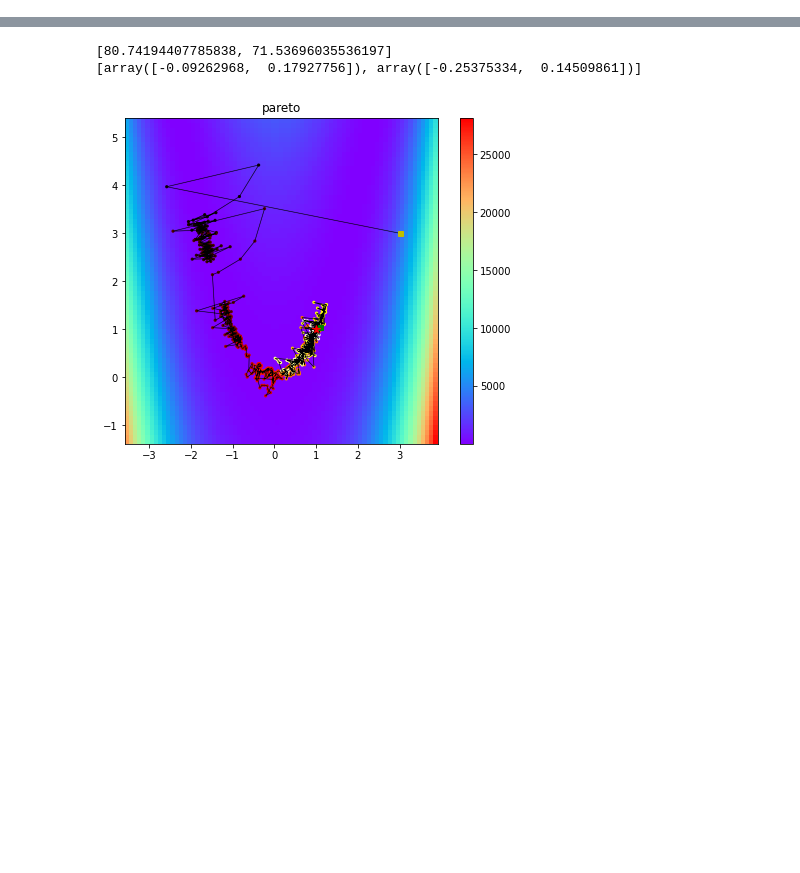
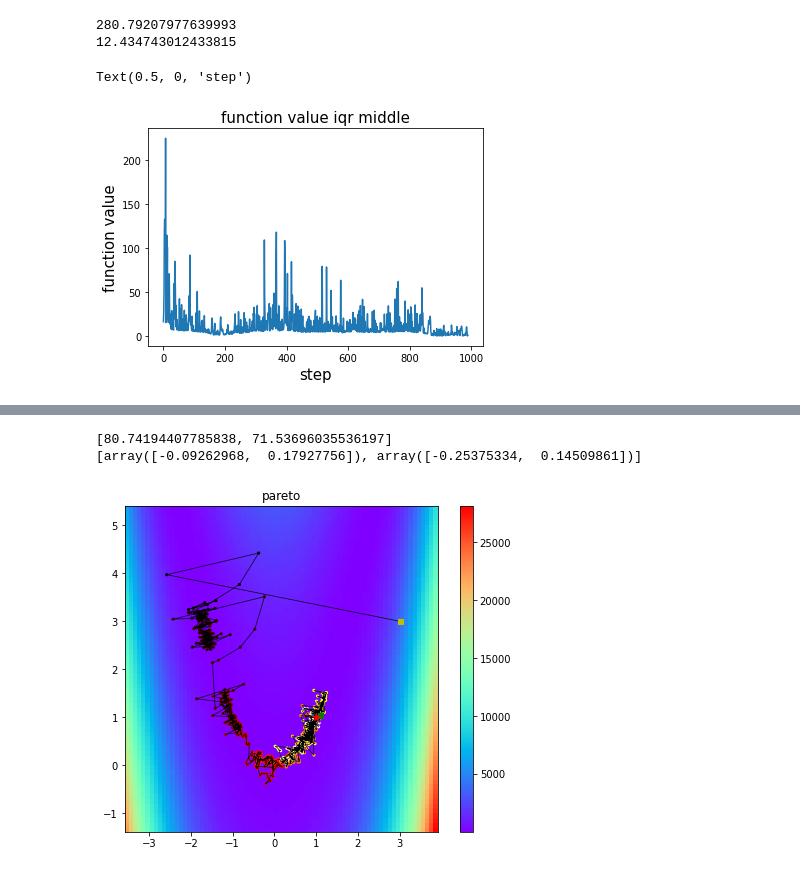
Before and after one commit to NaokiNakamichi/ML, a Jupyter notebook: GD/calssnoise_id.ipynb, the cells around one changed output, grey strips where cells are left out. Drawn from its saved outputs; the diff is of its cells as text; code cells hidden in the pictures; blank space fills up the shorter version.

```diff
--- a/GD/calssnoise_id.ipynb
+++ b/GD/calssnoise_id.ipynb
@@ -251,3 +264,17 @@ plt.show()
+# %%
+f_noise_middle = f.f_opt(w_store.T)[10:]
+f_noise_middle.shape
+print(f_noise_middle.var())
+print(f_noise_middle.mean())
+plt.plot(f_noise_middle)
+plt.title("function value iqr middle",fontsize=15)
+plt.ylabel("function value",fontsize=15)
+plt.xlabel("step",fontsize=15)
+# %% [output]
+280.79207977639993
+12.434743012433815
+Text(0.5, 0, 'step')
+[figure, added]
 # %%
 w_init = np.array([3,3])
 _t_max = 1000
```
Also changed, not shown: parts of 25 cells of this notebook.
